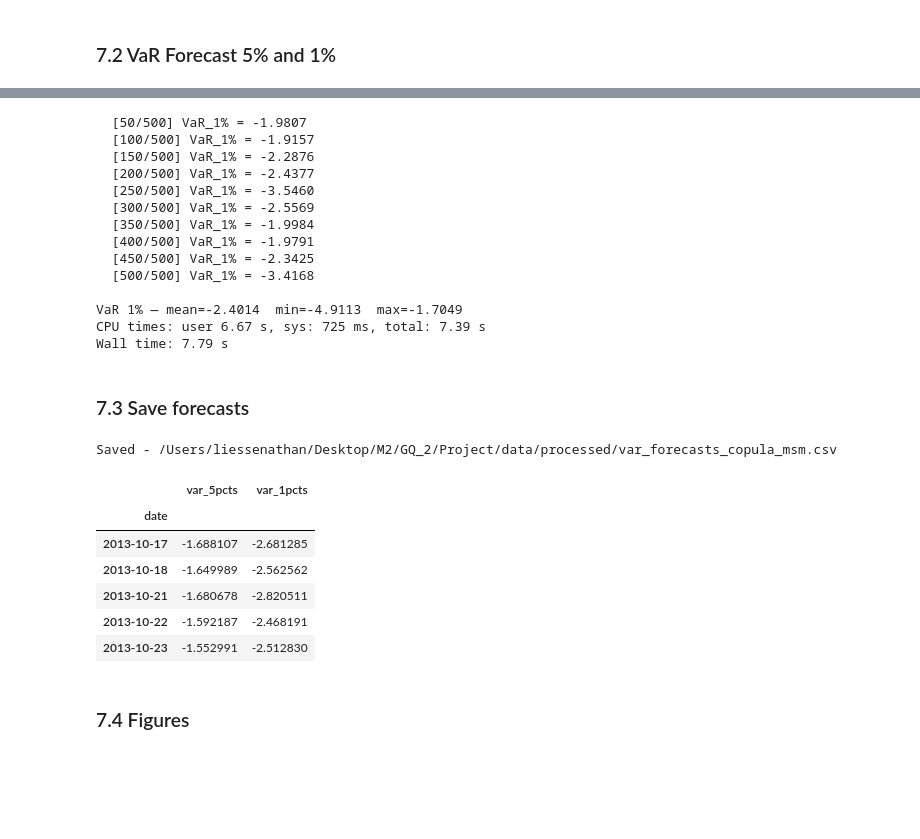
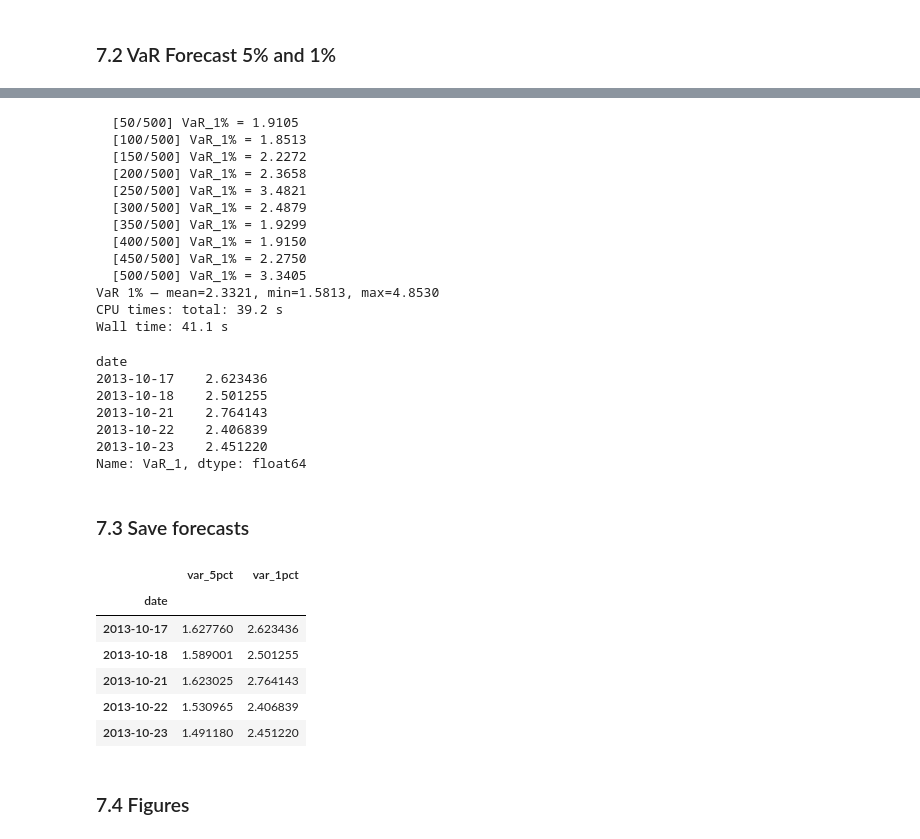
Before and after one commit to nathanli11/Forecasting_market_risk-Copula_MSM_Approach, a Jupyter notebook: notebooks/replication_workflow.ipynb, the cells around one changed output, grey strips where cells are left out. Cells and saved outputs as stored; diff of their text form; code cells hidden in the pictures; blank space fills up the shorter version.

```diff
--- a/notebooks/replication_workflow.ipynb
+++ b/notebooks/replication_workflow.ipynb
@@ -823,59 +847,69 @@ Wall time: 8.28 s
 # %%
 %%time
-var_1pct = forecast_var_oos(
-    msm_1=res_nasdaq_final,
-    msm_2=res_sp500_final,
+
+var_1pct = forecast_msm_copula_var_oos_fixed_params(
+    msm_1=MSM_1_VAR,
+    msm_2=MSM_2_VAR,
+    returns_1=returns["NASDAQ"],
+    returns_2=returns["S&P 500"],
     copula_params=COPULA_PARAMS,
-    returns_1=r1,
-    returns_2=r2,
     copula=COPULA,
     pi=PI,
     alpha=0.01,
     n_oos=N_OOS,
     method="mc",
-    n_samples=10_000,
+    n_samples=N_SAMPLES,
     seed=42,
+    verbose=True,
 )
 
-print(f"\nVaR 1% — mean={var_1pct.mean():.4f}  min={var_1pct.min():.4f}  max={var_1pct.max():.4f}")
+print(
+    f"VaR 1% — mean={var_1pct.mean():.4f}, "
+    f"min={var_1pct.min():.4f}, max={var_1pct.max():.4f}"
+)
+
+var_1pct.head()
 # %% [output]
-  [50/500] VaR_1% = -1.9807
-  [100/500] VaR_1% = -1.9157
-  [150/500] VaR_1% = -2.2876
-  [200/500] VaR_1% = -2.4377
-  [250/500] VaR_1% = -3.5460
-  [300/500] VaR_1% = -2.5569
-  [350/500] VaR_1% = -1.9984
-  [400/500] VaR_1% = -1.9791
-  [450/500] VaR_1% = -2.3425
-  [500/500] VaR_1% = -3.4168
-
-VaR 1% — mean=-2.4014  min=-4.9113  max=-1.7049
-CPU times: user 6.67 s, sys: 725 ms, total: 7.39 s
-Wall time: 7.79 s
+  [50/500] VaR_1% = 1.9105
+  [100/500] VaR_1% = 1.8513
+  [150/500] VaR_1% = 2.2272
+  [200/500] VaR_1% = 2.3658
+  [250/500] VaR_1% = 3.4821
+  [300/500] VaR_1% = 2.4879
+  [350/500] VaR_1% = 1.9299
+  [400/500] VaR_1% = 1.9150
+  [450/500] VaR_1% = 2.2750
+  [500/500] VaR_1% = 3.3405
+VaR 1% — mean=2.3321, min=1.5813, max=4.8530
+CPU times: total: 39.2 s
+Wall time: 41.1 s
+date
+2013-10-17    2.623436
+2013-10-18    2.501255
+2013-10-21    2.764143
+2013-10-22    2.406839
+2013-10-23    2.451220
+Name: VaR_1, dtype: float64
 # %% [markdown]
 ### 7.3 Save forecasts
 # %%
-oos_index = returns.index[t_start:]
 var_forecasts = pd.DataFrame(
     {
-        "var_5pcts" : var_5pct,
-        "var_1pcts" : var_1pct,
-    },
-    index = oos_index,
+        "var_5pct": var_5pct,
+        "var_1pct": var_1pct,
+    }
 )
 
-var_forecasts.to_csv(PROCESSED_DATA_DIR / "var_forecasts_copula_msm.csv")
-print(f"Saved - {PROCESSED_DATA_DIR / 'var_forecasts_copula_msm.csv'}")
+var_forecasts.to_csv(PROCESSED_DATA_DIR / "var_forecasts_copula_msm_student_k5.csv")
+
 var_forecasts.head()
 # %% [output]
-Saved - /Users/liessenathan/Desktop/M2/GQ_2/Project/data/processed/var_forecasts_copula_msm.csv
-|  | var_5pcts | var_1pcts |
+|  | var_5pct | var_1pct |
 | date |  |  |
-| 2013-10-17 | -1.688107 | -2.681285 |
-| 2013-10-18 | -1.649989 | -2.562562 |
-| 2013-10-21 | -1.680678 | -2.820511 |
-| 2013-10-22 | -1.592187 | -2.468191 |
-| 2013-10-23 | -1.552991 | -2.512830 |
+| 2013-10-17 | 1.627760 | 2.623436 |
+| 2013-10-18 | 1.589001 | 2.501255 |
+| 2013-10-21 | 1.623025 | 2.764143 |
+| 2013-10-22 | 1.530965 | 2.406839 |
+| 2013-10-23 | 1.491180 | 2.451220 |
 # %% [markdown]
 ### 7.4 Figures
```
Also changed, not shown: parts of 51 cells of this notebook, 12 other files.
